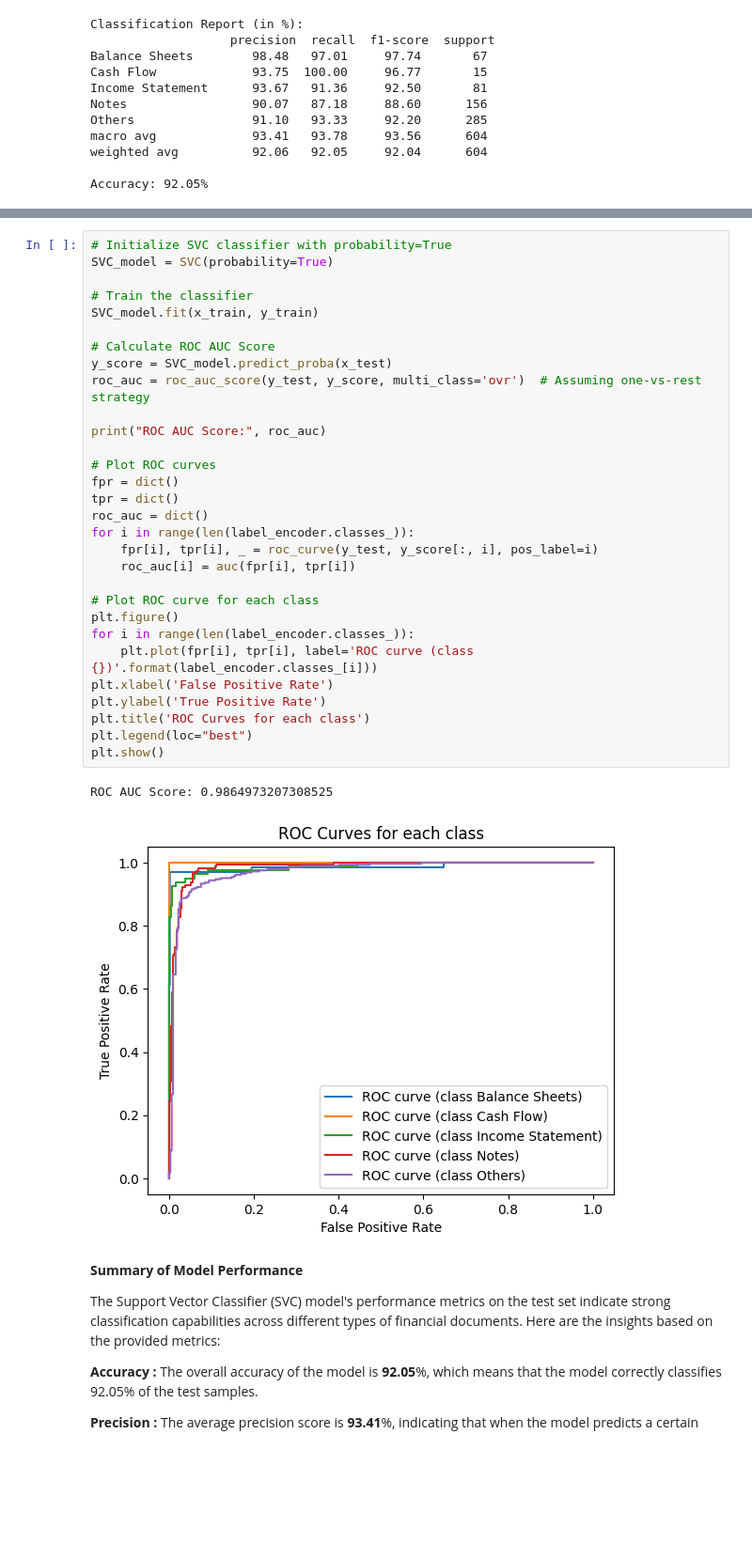
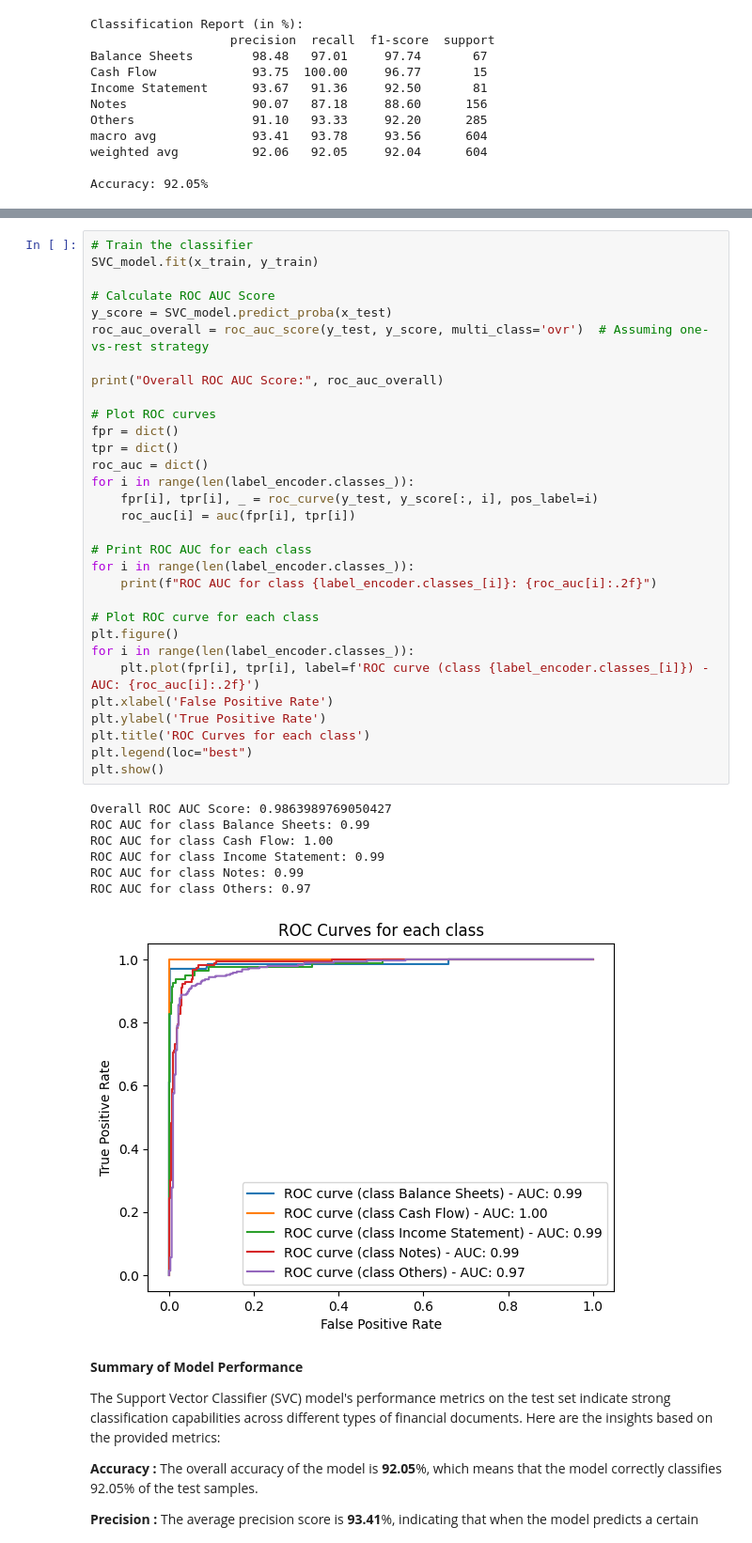
Before and after one commit to GDharan10/Project8_ClassificationModelForFinancialStatements, a Jupyter notebook: Classification_Model_For_Financial_Statementsipynb.ipynb, the cells around one changed output, grey strips where cells are left out. Shown at 94% size. Cells and saved outputs as stored; diff of their text form; blank space fills up the shorter version.

```diff
--- a/Classification_Model_For_Financial_Statementsipynb.ipynb
+++ b/Classification_Model_For_Financial_Statementsipynb.ipynb
@@ -579,36 +522,42 @@ weighted avg       0.92      0.92      0.92       604
 # %%
-# Initialize SVC classifier with probability=True
-SVC_model = SVC(probability=True)
-
 # Train the classifier
 SVC_model.fit(x_train, y_train)
 
 # Calculate ROC AUC Score
 y_score = SVC_model.predict_proba(x_test)
-roc_auc = roc_auc_score(y_test, y_score, multi_class='ovr')  # Assuming one-vs-rest strategy
+roc_auc_overall = roc_auc_score(y_test, y_score, multi_class='ovr')  # Assuming one-vs-rest strategy
 
-print("ROC AUC Score:", roc_auc)
+print("Overall ROC AUC Score:", roc_auc_overall)
 
 # Plot ROC curves
 fpr = dict()
 tpr = dict()
 roc_auc = dict()
 for i in range(len(label_encoder.classes_)):
     fpr[i], tpr[i], _ = roc_curve(y_test, y_score[:, i], pos_label=i)
     roc_auc[i] = auc(fpr[i], tpr[i])
 
+# Print ROC AUC for each class
+for i in range(len(label_encoder.classes_)):
+    print(f"ROC AUC for class {label_encoder.classes_[i]}: {roc_auc[i]:.2f}")
+
 # Plot ROC curve for each class
 plt.figure()
 for i in range(len(label_encoder.classes_)):
-    plt.plot(fpr[i], tpr[i], label='ROC curve (class {})'.format(label_encoder.classes_[i]))
+    plt.plot(fpr[i], tpr[i], label=f'ROC curve (class {label_encoder.classes_[i]}) - AUC: {roc_auc[i]:.2f}')
 plt.xlabel('False Positive Rate')
 plt.ylabel('True Positive Rate')
 plt.title('ROC Curves for each class')
 plt.legend(loc="best")
 plt.show()
 # %% [output]
-ROC AUC Score: 0.9864973207308525
+Overall ROC AUC Score: 0.9863989769050427
+ROC AUC for class Balance Sheets: 0.99
+ROC AUC for class Cash Flow: 1.00
+ROC AUC for class Income Statement: 0.99
+ROC AUC for class Notes: 0.99
+ROC AUC for class Others: 0.97
-[figure, old version]
+[figure, new version]
 # %% [markdown]
 **Summary of Model Performance**
 
```
Also changed, not shown: parts of 5 cells of this notebook.
